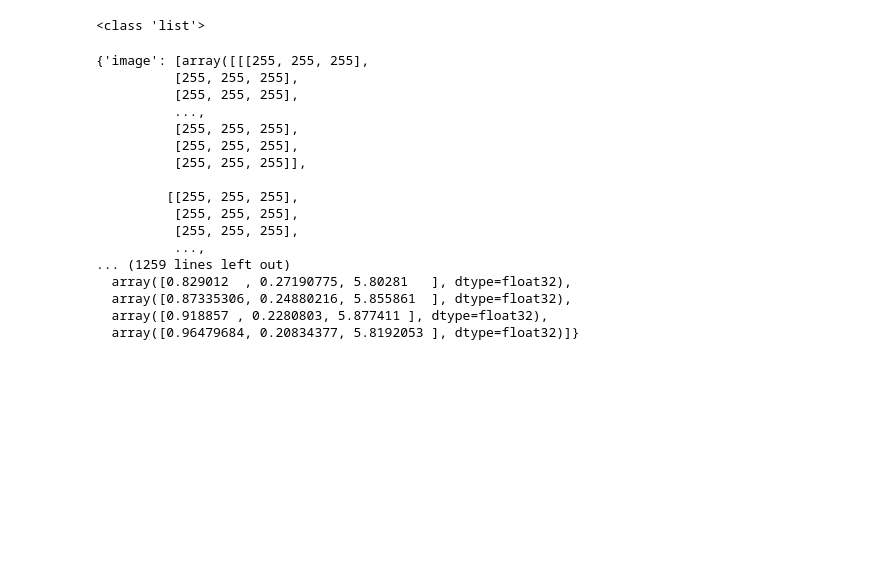
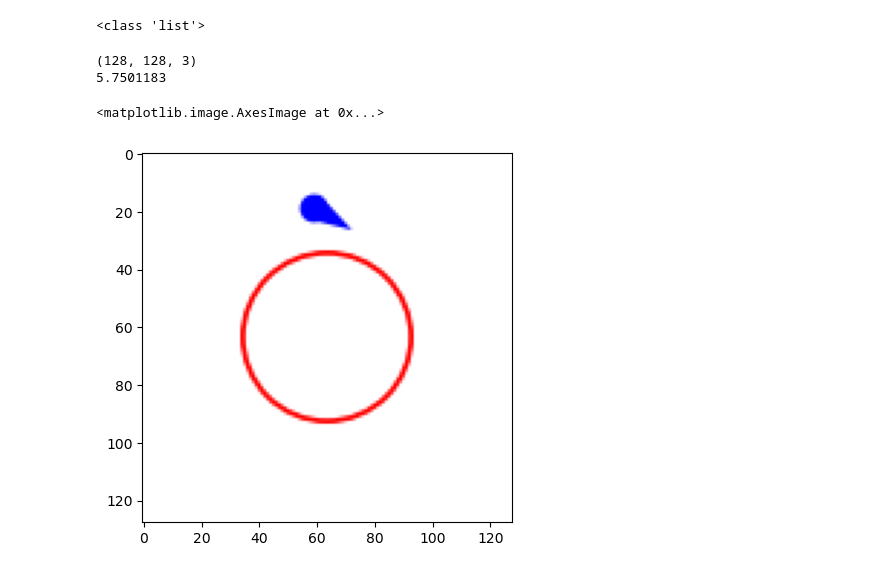
Before and after one commit to stevenwman/latent-affine-safety, a Jupyter notebook: test.ipynb, the cells around one changed output. Saved outputs shown, nothing was run; the diff lists cells and outputs as text; code cells hidden in the pictures; blank space fills up the shorter version.

```diff
--- a/test.ipynb
+++ b/test.ipynb
@@ -85,23 +85,3 @@ with open(pkl_file, 'rb') as f:
 print(type(data))
 # %% [output]
 <class 'list'>
-# %%
-(data[0]['obs'])
-# %% [output]
-{'image': [array([[[255, 255, 255],
-          [255, 255, 255],
-          [255, 255, 255],
-          ...,
-          [255, 255, 255],
-          [255, 255, 255],
-          [255, 255, 255]],
-
-         [[255, 255, 255],
-          [255, 255, 255],
-          [255, 255, 255],
-          ...,
-... (1259 lines left out)
-  array([0.829012  , 0.27190775, 5.80281   ], dtype=float32),
-  array([0.87335306, 0.24880216, 5.855861  ], dtype=float32),
-  array([0.918857 , 0.2280803, 5.877411 ], dtype=float32),
-  array([0.96479684, 0.20834377, 5.8192053 ], dtype=float32)]}
@@ -114,0 +91,16 @@ policy.keys()
+# %%
+print(demo1_img.shape)
+print(demo1_state)
+# %% [output]
+(128, 128, 3)
+5.7501183
+# %%
+(data[0]['obs']['image'][0]).shape
+
+import matplotlib.pyplot as plt
+
+plt.figure()
+plt.imshow(data[0]['obs']['image'][0])
+# %% [output]
+<matplotlib.image.AxesImage at 0x...>
+[figure, added]
```
Also changed, not shown: parts of 16 cells of this notebook, 40 other files.
